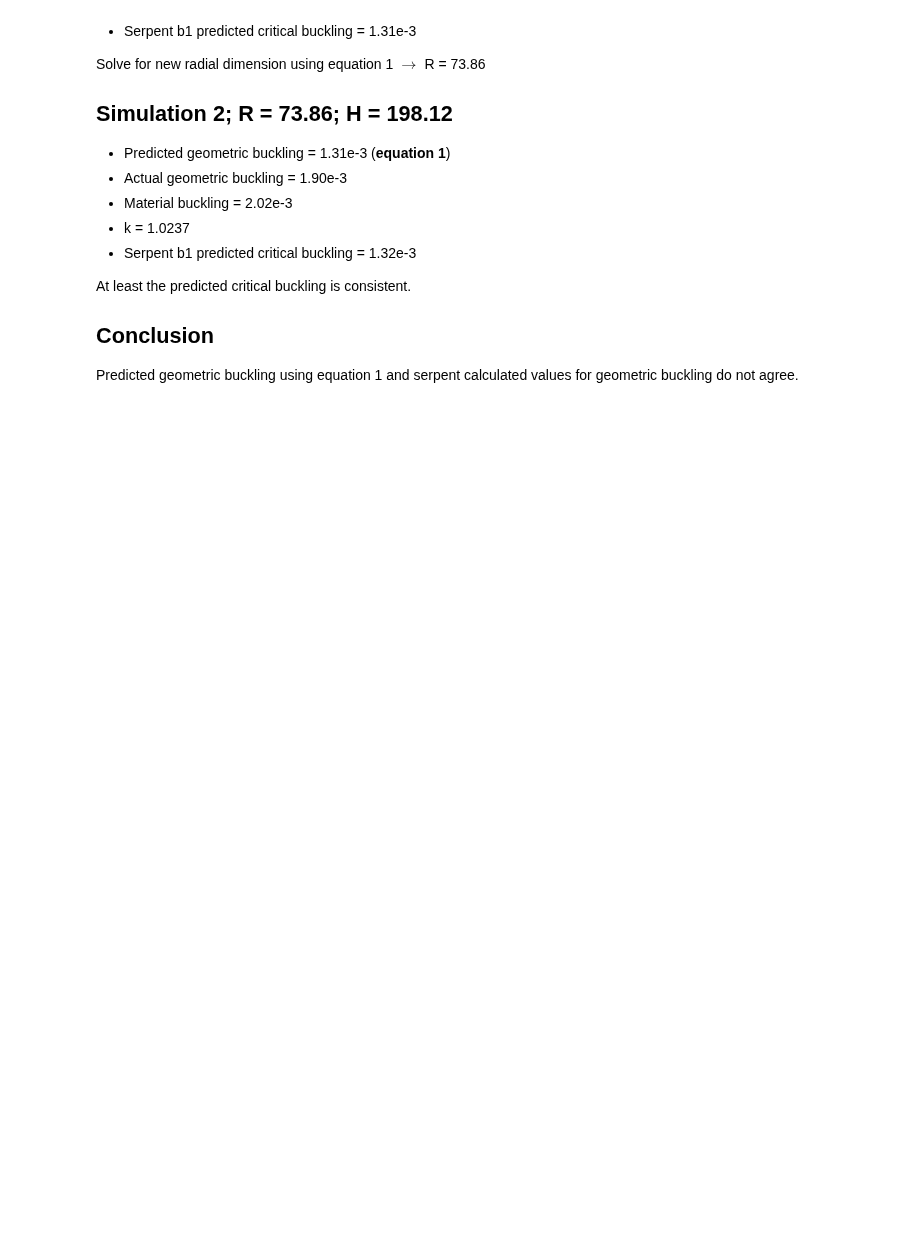
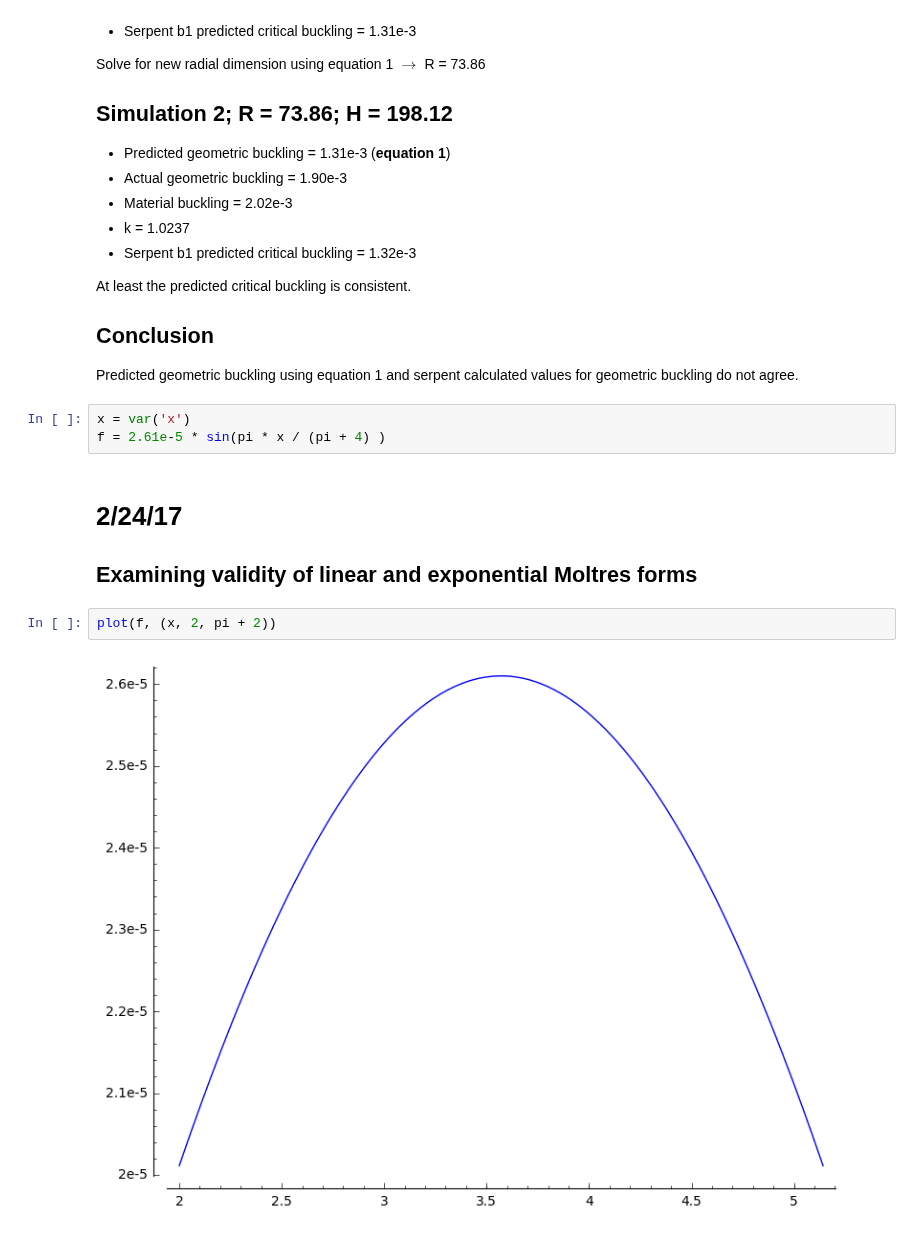
Before and after one commit to JIMMY-KSU/jupyter_notebooks, a Jupyter notebook: sage_scratch.ipynb, the cells around one changed output. Saved outputs shown, nothing was run; the diff lists cells and outputs as text; blank space fills up the shorter version.

```diff
--- a/sage_scratch.ipynb
+++ b/sage_scratch.ipynb
@@ -157,3 +157,14 @@ At least the predicted critical buckling is consistent.
 ## Conclusion
 
 Predicted geometric buckling using equation 1 and serpent calculated values for geometric buckling do not agree.
+# %%
+x = var('x')
+f = 2.61e-5 * sin(pi * x / (pi + 4) )
+# %% [markdown]
+# 2/24/17
+
+## Examining validity of linear and exponential Moltres forms
+# %%
+plot(f, (x, 2, pi + 2))
+# %% [output]
+[figure, added]
```
Also changed, not shown: parts of 11 cells of this notebook, 2 other files.
